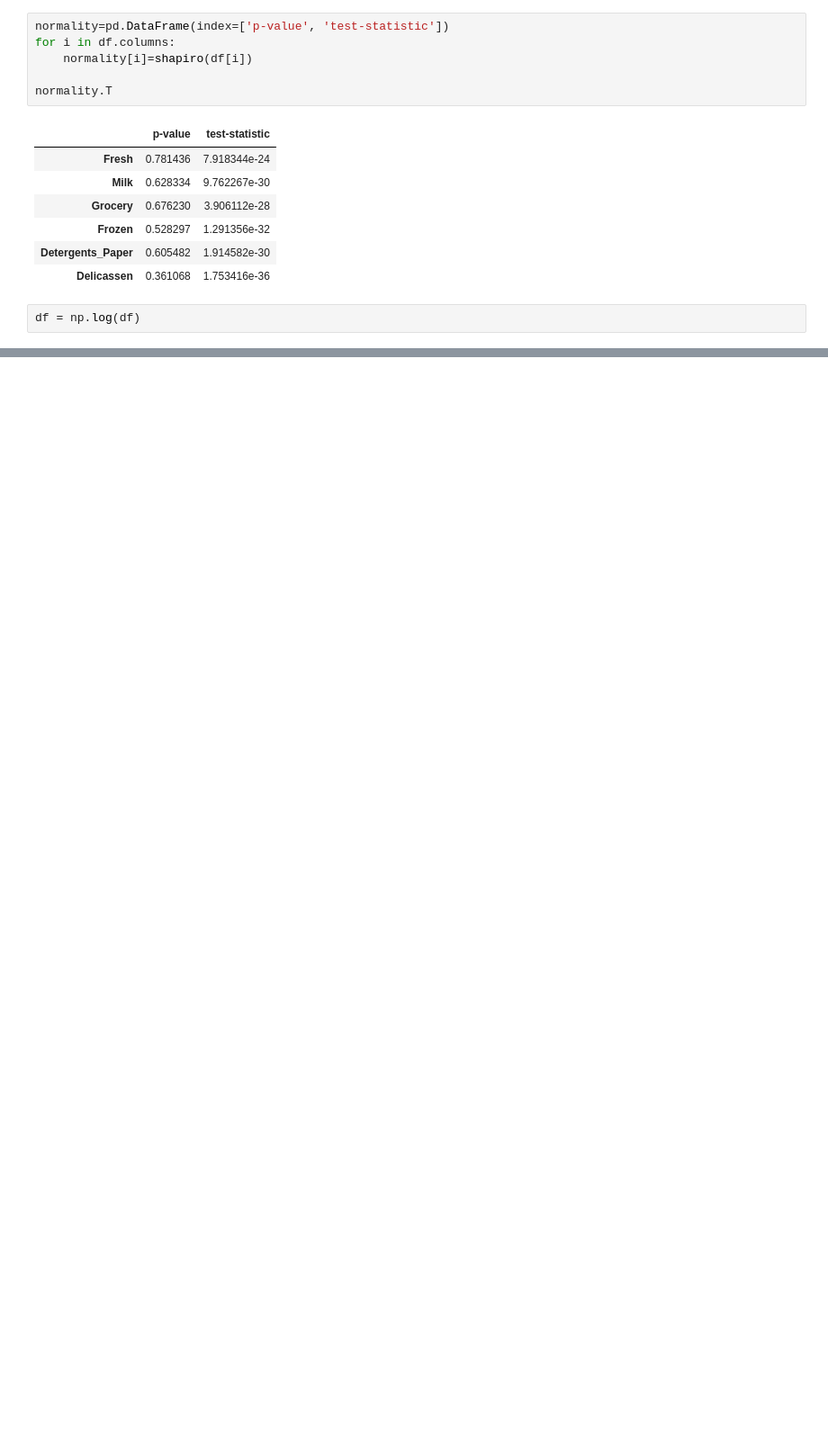
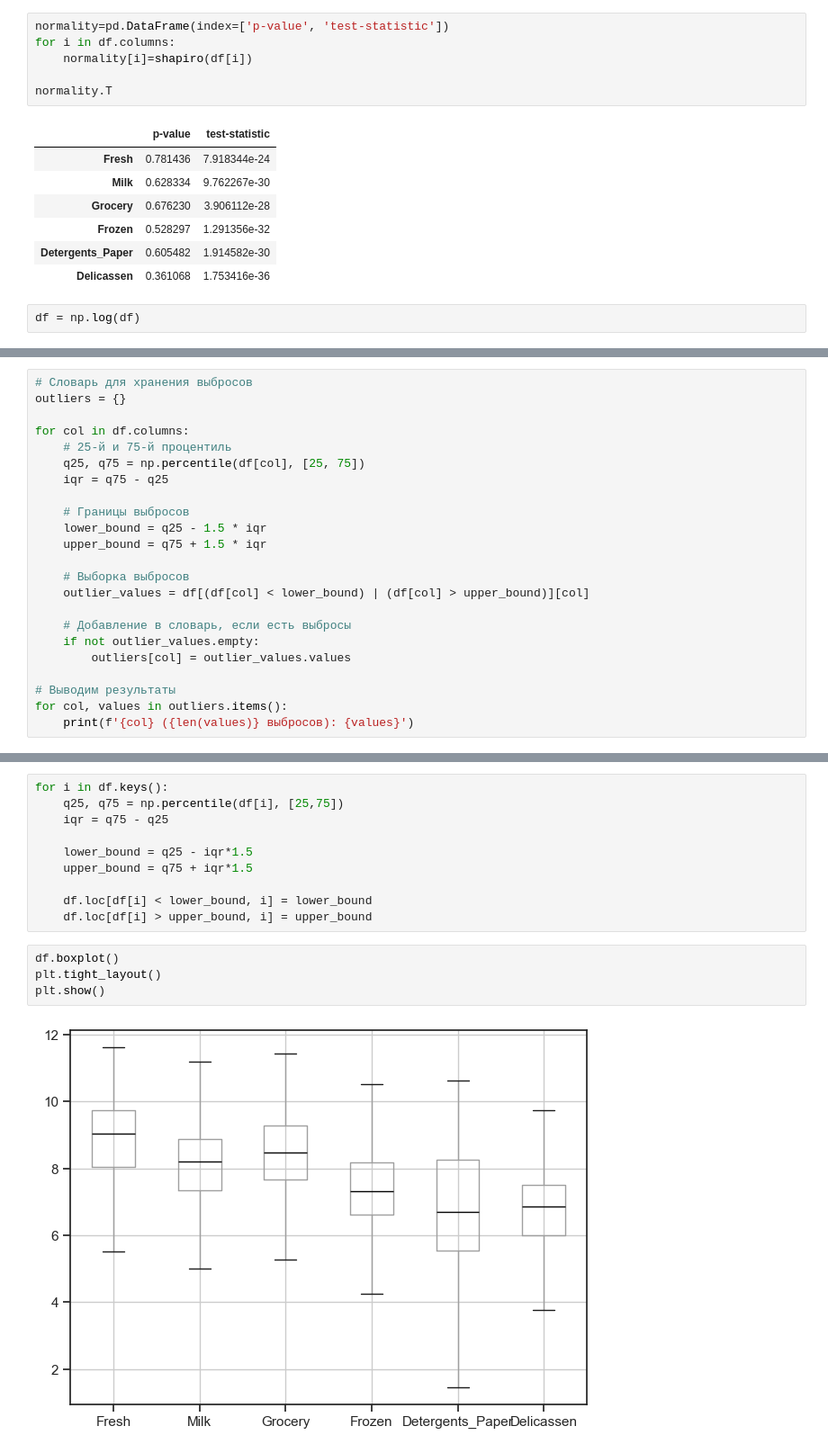
Before and after one commit to Awesome-autumn-weirdo/-------------, a Jupyter notebook: cust_segm.ipynb, the cells around one changed output, grey strips where cells are left out. Shown: that part at 90% size. Drawn from its saved outputs; the diff is of its cells as text; blank space fills up the shorter version.

```diff
--- a/cust_segm.ipynb
+++ b/cust_segm.ipynb
@@ -181,0 +161,23 @@ plt.show()
+# %%
+# Словарь для хранения выбросов
+outliers = {}
+
+for col in df.columns:
+    # 25-й и 75-й процентиль
+    q25, q75 = np.percentile(df[col], [25, 75])
+    iqr = q75 - q25
+
+    # Границы выбросов
+    lower_bound = q25 - 1.5 * iqr
+    upper_bound = q75 + 1.5 * iqr
+
+    # Выборка выбросов
+    outlier_values = df[(df[col] < lower_bound) | (df[col] > upper_bound)][col]
+
+    # Добавление в словарь, если есть выбросы
+    if not outlier_values.empty:
+        outliers[col] = outlier_values.values
+
+# Выводим результаты
+for col, values in outliers.items():
+    print(f'{col} ({len(values)} выбросов): {values}')
@@ -181,0 +196,16 @@ plt.show()
+# %%
+for i in df.keys():
+    q25, q75 = np.percentile(df[i], [25,75])
+    iqr = q75 - q25
+
+    lower_bound = q25 - iqr*1.5
+    upper_bound = q75 + iqr*1.5
+
+    df.loc[df[i] < lower_bound, i] = lower_bound
+    df.loc[df[i] > upper_bound, i] = upper_bound
+# %%
+df.boxplot()
+plt.tight_layout()
+plt.show()
+# %% [output]
+[figure, added]
```
Also changed, not shown: parts of 26 cells of this notebook, 3 other files.
